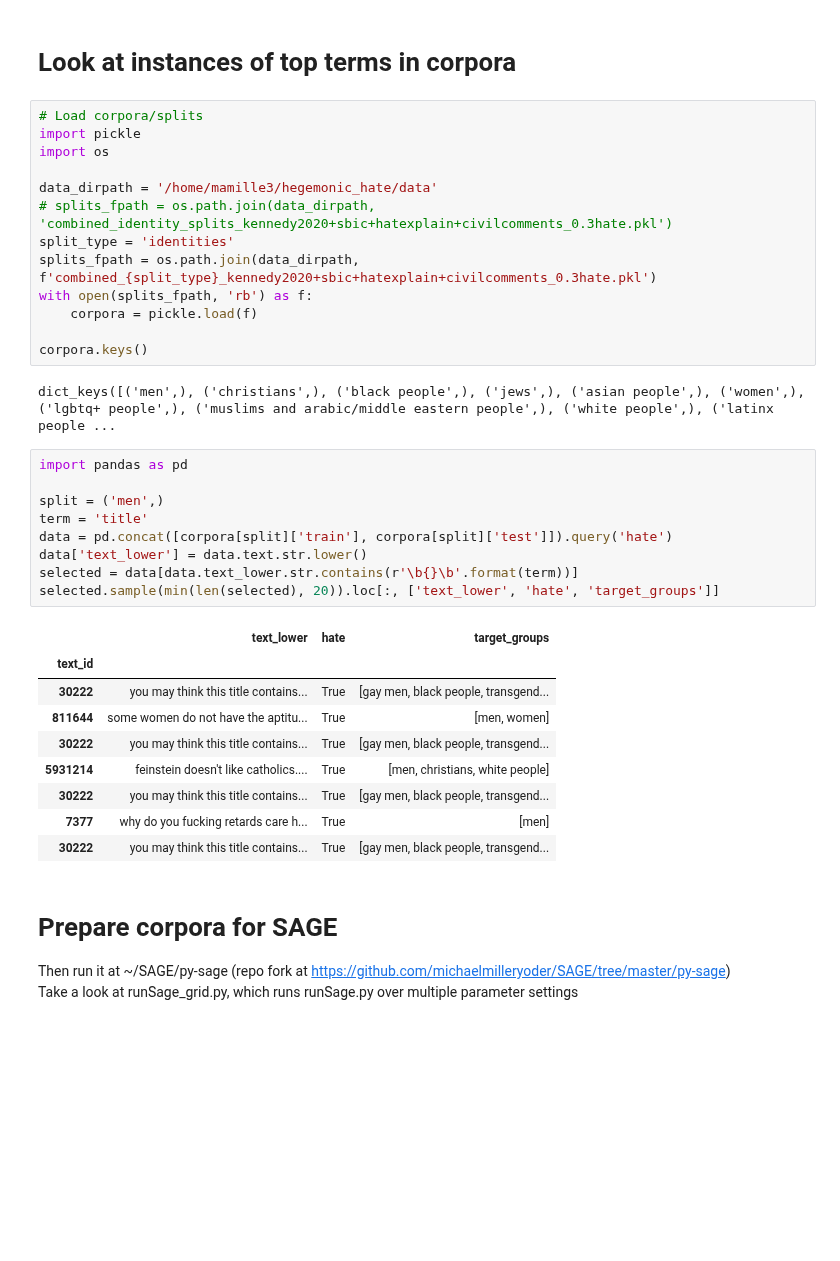
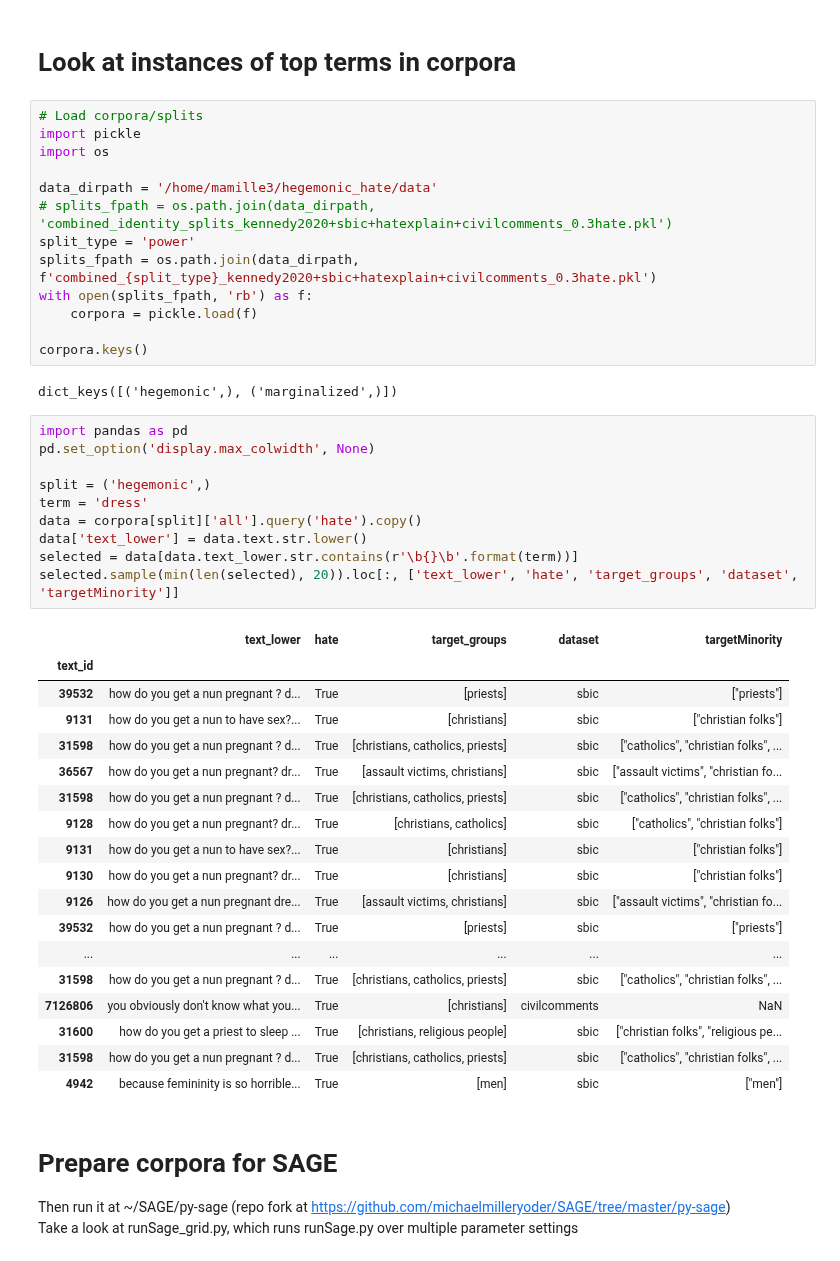
Before and after one commit to michaelmilleryoder/hate_speech_identities, a Jupyter notebook: jupyter/word_associations.ipynb, the cells around one changed output. Drawn from its saved outputs; the diff is of its cells as text; blank space fills up the shorter version.

```diff
--- a/jupyter/word_associations.ipynb
+++ b/jupyter/word_associations.ipynb
@@ -7,33 +7,43 @@ import os
 
 data_dirpath = '/home/mamille3/hegemonic_hate/data'
 # splits_fpath = os.path.join(data_dirpath, 'combined_identity_splits_kennedy2020+sbic+hatexplain+civilcomments_0.3hate.pkl')
-split_type = 'identities'
+split_type = 'power'
 splits_fpath = os.path.join(data_dirpath, f'combined_{split_type}_kennedy2020+sbic+hatexplain+civilcomments_0.3hate.pkl')
 with open(splits_fpath, 'rb') as f:
     corpora = pickle.load(f)
 
 corpora.keys()
 # %% [output]
-dict_keys([('men',), ('christians',), ('black people',), ('jews',), ('asian people',), ('women',), ('lgbtq+ people',), ('muslims and arabic/middle eastern people',), ('white people',), ('latinx people ...
+dict_keys([('hegemonic',), ('marginalized',)])
 # %%
 import pandas as pd
+pd.set_option('display.max_colwidth', None)
 
-split = ('men',)
-term = 'title'
-data = pd.concat([corpora[split]['train'], corpora[split]['test']]).query('hate')
+split = ('hegemonic',)
+term = 'dress'
+data = corpora[split]['all'].query('hate').copy()
 data['text_lower'] = data.text.str.lower()
 selected = data[data.text_lower.str.contains(r'\b{}\b'.format(term))]
-selected.sample(min(len(selected), 20)).loc[:, ['text_lower', 'hate', 'target_groups']]
+selected.sample(min(len(selected), 20)).loc[:, ['text_lower', 'hate', 'target_groups', 'dataset', 'targetMinority']]
 # %% [output]
-|  | text_lower | hate | target_groups |
-| text_id |  |  |  |
-| 30222 | you may think this title contains... | True | [gay men, black people, transgend... |
-| 811644 | some women do not have the aptitu... | True | [men, women] |
-| 30222 | you may think this title contains... | True | [gay men, black people, transgend... |
-| 5931214 | feinstein doesn't like catholics.... | True | [men, christians, white people] |
-| 30222 | you may think this title contains... | True | [gay men, black people, transgend... |
-| 7377 | why do you fucking retards care h... | True | [men] |
-| 30222 | you may think this title contains... | True | [gay men, black people, transgend... |
+|  | text_lower | hate | target_groups | dataset | targetMinority |
+| text_id |  |  |  |  |  |
+| 39532 | how do you get a nun pregnant ? d... | True | [priests] | sbic | ["priests"] |
+| 9131 | how do you get a nun to have sex?... | True | [christians] | sbic | ["christian folks"] |
+| 31598 | how do you get a nun pregnant ? d... | True | [christians, catholics, priests] | sbic | ["catholics", "christian folks", ... |
+| 36567 | how do you get a nun pregnant? dr... | True | [assault victims, christians] | sbic | ["assault victims", "christian fo... |
+| 31598 | how do you get a nun pregnant ? d... | True | [christians, catholics, priests] | sbic | ["catholics", "christian folks", ... |
+| 9128 | how do you get a nun pregnant? dr... | True | [christians, catholics] | sbic | ["catholics", "christian folks"] |
+| 9131 | how do you get a nun to have sex?... | True | [christians] | sbic | ["christian folks"] |
+| 9130 | how do you get a nun pregnant? dr... | True | [christians] | sbic | ["christian folks"] |
+| 9126 | how do you get a nun pregnant dre... | True | [assault victims, christians] | sbic | ["assault victims", "christian fo... |
+| 39532 | how do you get a nun pregnant ? d... | True | [priests] | sbic | ["priests"] |
+| ... | ... | ... | ... | ... | ... |
+| 31598 | how do you get a nun pregnant ? d... | True | [christians, catholics, priests] | sbic | ["catholics", "christian folks", ... |
+| 7126806 | you obviously don't know what you... | True | [christians] | civilcomments | NaN |
+| 31600 | how do you get a priest to sleep ... | True | [christians, religious people] | sbic | ["christian folks", "religious pe... |
+| 31598 | how do you get a nun pregnant ? d... | True | [christians, catholics, priests] | sbic | ["catholics", "christian folks", ... |
+| 4942 | because femininity is so horrible... | True | [men] | sbic | ["men"] |
 # %% [markdown]
 # Prepare corpora for SAGE
 Then run it at ~/SAGE/py-sage (repo fork at https://github.com/michaelmilleryoder/SAGE/tree/master/py-sage)
```
Also changed, not shown: parts of 2 cells of this notebook, 9 other files.
